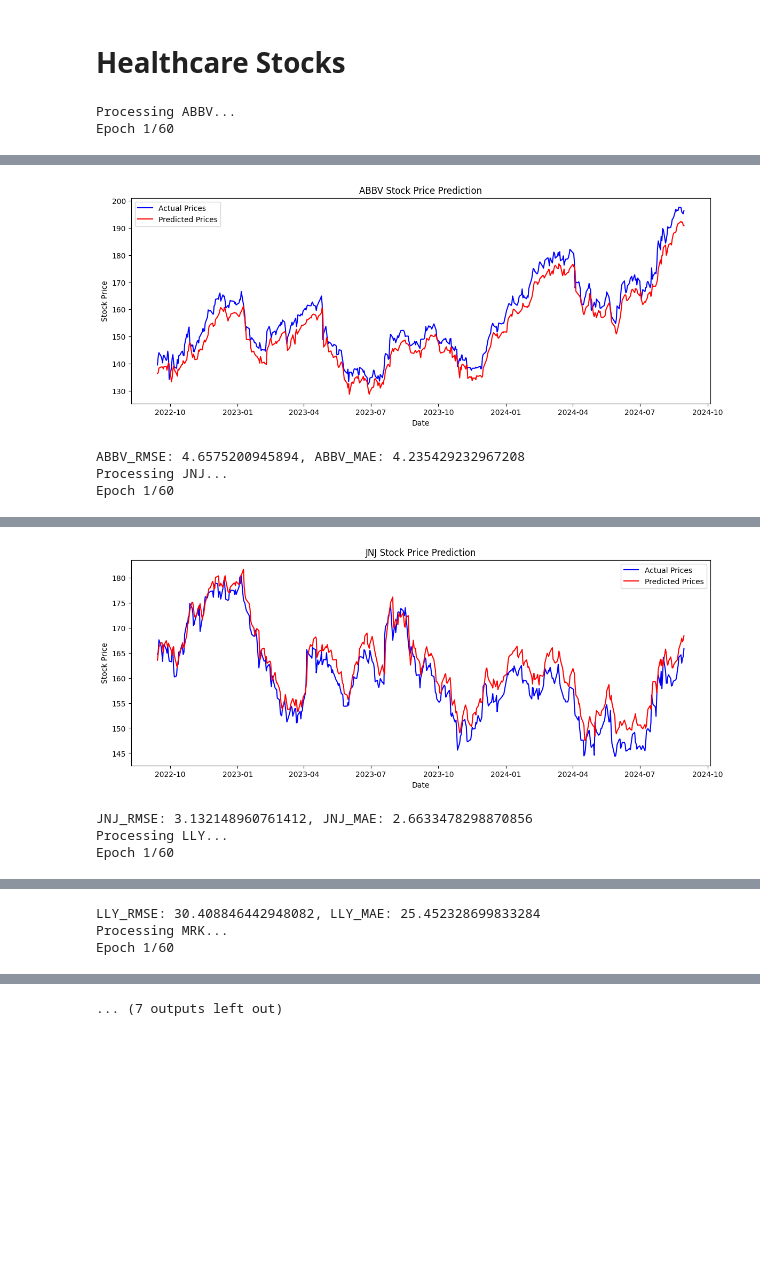
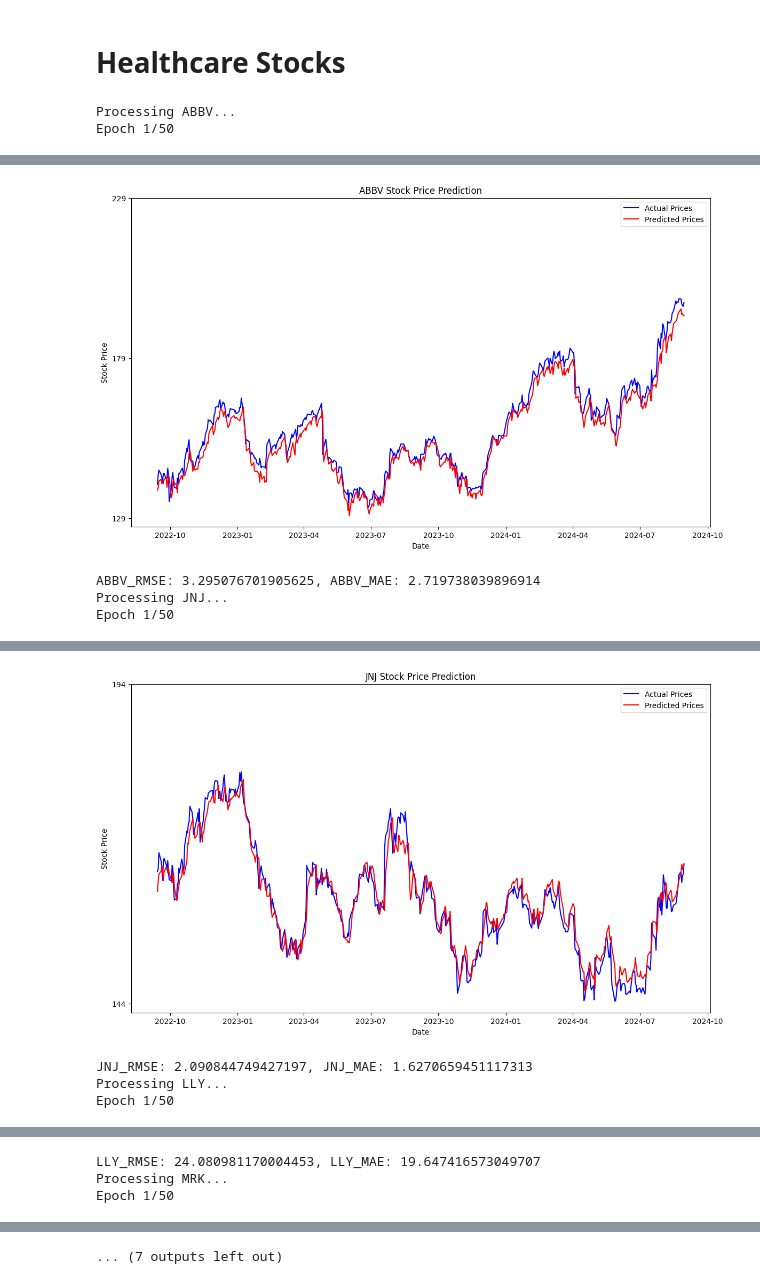
Before and after one commit to dsirikul/dse4212-project, a Jupyter notebook: annex/CNN_full.ipynb, the cells around one changed output, grey strips where cells are left out. Cells and saved outputs as stored; diff of their text form; code cells hidden in the pictures; blank space fills up the shorter version.

```diff
--- a/annex/CNN_full.ipynb
+++ b/annex/CNN_full.ipynb
@@ -23,7 +23,7 @@ for stock_ticker in stock_tickers:
     print(f'Processing {stock_ticker}...')
 
     # Load and preprocess data
-    df = pd.read_csv(f'Data/{stock_ticker}_processed_data.csv', parse_dates=['Date'])
+    df = pd.read_csv(f'../data/{stock_ticker}_processed_data.csv', parse_dates=['Date'])
     df = df.dropna()
     features = ['Open', 'High', 'Low', 'Adj Close', 'Volume', '5_day_SMA', '20_day_SMA', '50_day_SMA',
             '14_day_RSI', 'Lagged_Close', 'ATR', 'Day_of_Week', 'Daily_Return', 'Volatility']
@@ -58,7 +58,7 @@ for stock_ticker in stock_tickers:
     model.compile(optimizer='adam', loss='mse')
 
     # Train the model
-    model.fit(X_train, y_train, epochs=60, batch_size=32, validation_data=(X_test, y_test))
+    model.fit(X_train, y_train, epochs=50, batch_size=32, validation_data=(X_test, y_test))
 
     # Predict and inverse transform
     predicted_prices = model.predict(X_test).flatten()
@@ -70,13 +70,18 @@ for stock_ticker in stock_tickers:
     y_test_reshaped[:, 3] = y_test.flatten()
     actual_prices = scaler.inverse_transform(y_test_reshaped)[:, 3]
 
-    # Plot the predictions against actual prices
-    plt.figure(figsize=(14, 5))
+    plt.figure(figsize=(14, 8))
     plt.plot(dates_test, actual_prices, color='blue', label='Actual Prices')
     plt.plot(dates_test, cnn_pred_prices, color='red', label='Predicted Prices')
     plt.xlabel('Date')
     plt.ylabel('Stock Price')
     plt.title(f'{stock_ticker} Stock Price Prediction')
+
+    # Set y-ticks to increment by 50
+    y_min = min(min(actual_prices), min(cnn_pred_prices))
+    y_max = max(max(actual_prices), max(cnn_pred_prices))
+    plt.yticks(range(int(y_min), int(y_max) + 50, 50))
+
     plt.legend()
     plt.show()
 
@@ -195,7 +199,7 @@ for stock_ticker in stock_tickers:
     print(f'Processing {stock_ticker}...')
 
     # Load and preprocess data
-    df = pd.read_csv(f'Data/{stock_ticker}_processed_data.csv', parse_dates=['Date'])
+    df = pd.read_csv(f'../data/{stock_ticker}_processed_data.csv', parse_dates=['Date'])
     df = df.dropna()
     features = ['Open', 'High', 'Low', 'Adj Close', 'Volume', '5_day_SMA', '20_day_SMA', '50_day_SMA',
             '14_day_RSI', 'Lagged_Close', 'ATR', 'Day_of_Week', 'Daily_Return', 'Volatility']
@@ -230,7 +234,7 @@ for stock_ticker in stock_tickers:
     model.compile(optimizer='adam', loss='mse')
 
     # Train the model
-    model.fit(X_train, y_train, epochs=60, batch_size=32, validation_data=(X_test, y_test))
+    model.fit(X_train, y_train, epochs=50, batch_size=32, validation_data=(X_test, y_test))
 
     # Predict and inverse transform
     predicted_prices = model.predict(X_test).flatten()
@@ -242,13 +246,18 @@ for stock_ticker in stock_tickers:
     y_test_reshaped[:, 3] = y_test.flatten()
     actual_prices = scaler.inverse_transform(y_test_reshaped)[:, 3]
 
-    # Plot the predictions against actual prices
-    plt.figure(figsize=(14, 5))
+    plt.figure(figsize=(14, 8))
     plt.plot(dates_test, actual_prices, color='blue', label='Actual Prices')
     plt.plot(dates_test, cnn_pred_prices, color='red', label='Predicted Prices')
     plt.xlabel('Date')
     plt.ylabel('Stock Price')
     plt.title(f'{stock_ticker} Stock Price Prediction')
+
+    # Set y-ticks to increment by 50
+    y_min = min(min(actual_prices), min(cnn_pred_prices))
+    y_max = max(max(actual_prices), max(cnn_pred_prices))
+    plt.yticks(range(int(y_min), int(y_max) + 50, 50))
+
     plt.legend()
     plt.show()
 
@@ -269,4 +278,4 @@ print(f'Mean RMSE across Healthcare stocks: {mean_rmse}')
 print(f'Mean MAE across Healthcare stocks: {mean_mae}')
 # %% [output]
 Processing ABBV...
-Epoch 1/60
+Epoch 1/50
@@ -290,4 +299,4 @@ Epoch 60/60
-[figure, old version]
+[figure, new version]
-ABBV_RMSE: 4.6575200945894, ABBV_MAE: 4.235429232967208
+ABBV_RMSE: 3.295076701905625, ABBV_MAE: 2.719738039896914
 Processing JNJ...
-Epoch 1/60
+Epoch 1/50
@@ -311,4 +320,4 @@ Epoch 60/60
-[figure, old version]
+[figure, new version]
-JNJ_RMSE: 3.132148960761412, JNJ_MAE: 2.6633478298870856
+JNJ_RMSE: 2.090844749427197, JNJ_MAE: 1.6270659451117313
 Processing LLY...
-Epoch 1/60
+Epoch 1/50
@@ -333,3 +342,3 @@ Epoch 60/60
-LLY_RMSE: 30.408846442948082, LLY_MAE: 25.452328699833284
+LLY_RMSE: 24.080981170004453, LLY_MAE: 19.647416573049707
 Processing MRK...
-Epoch 1/60
+Epoch 1/50
```
Also changed, not shown: parts of 2 cells of this notebook, 1 other file.
